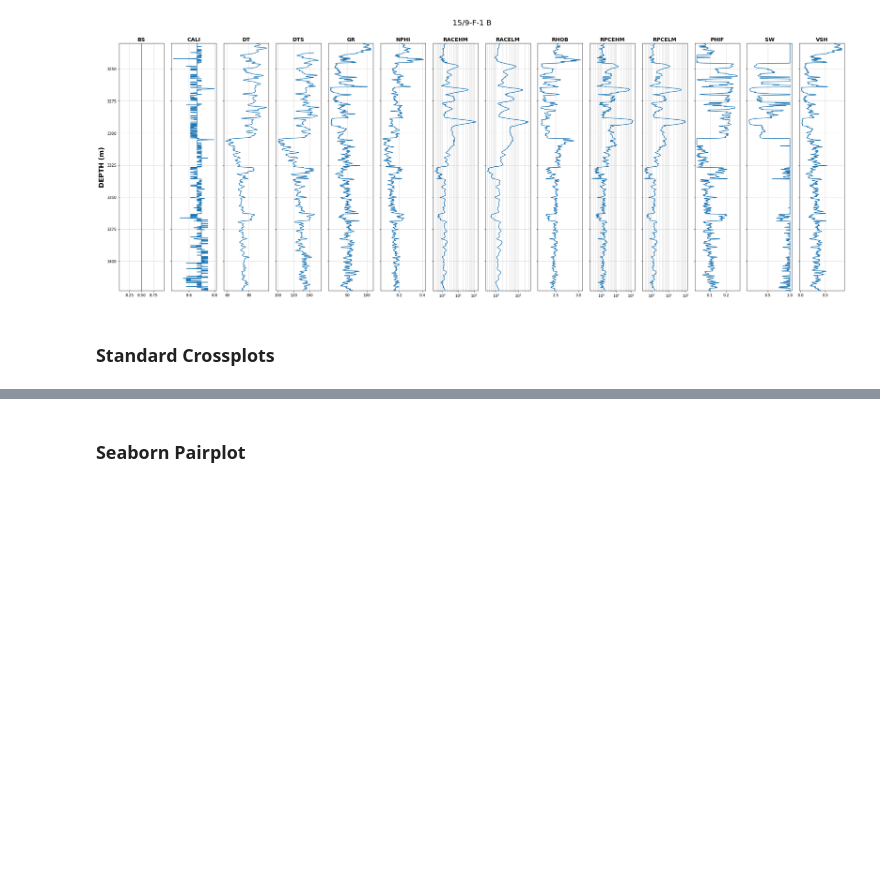
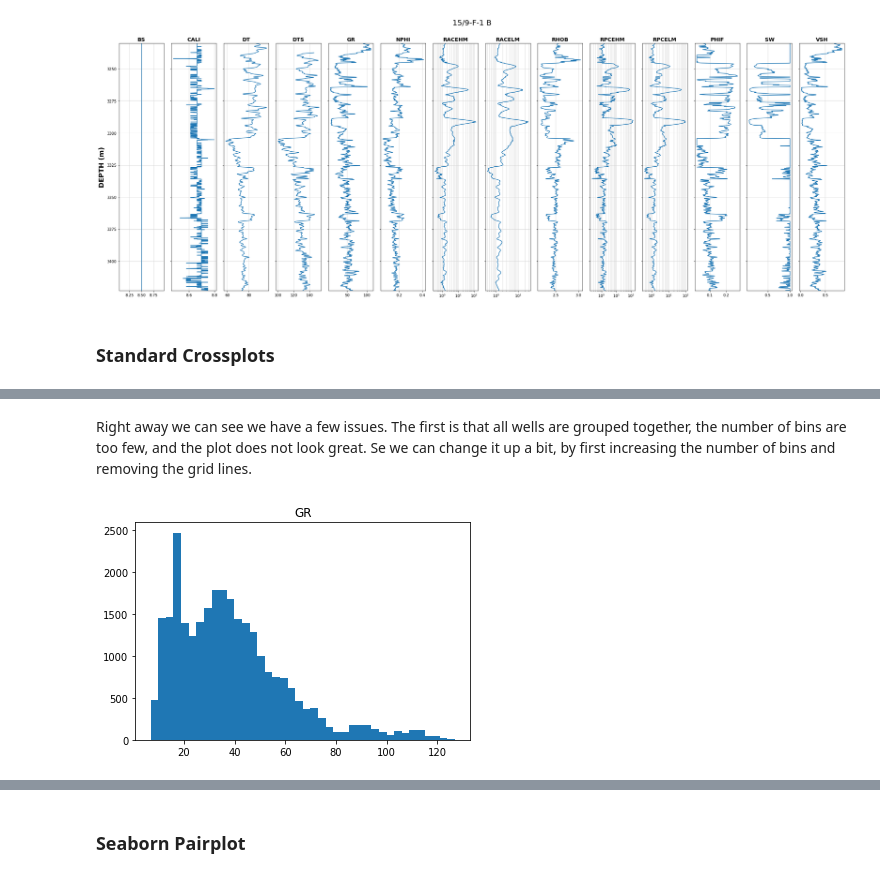
Before and after one commit to SPWLA-ORG/spwla2021_ml_workshop, a Jupyter notebook: 1.1 - Data Exploration.ipynb, the cells around one changed output, grey strips where cells are left out. Cells and saved outputs as stored; diff of their text form; code cells hidden in the pictures; blank space fills up the shorter version.

```diff
--- a/1.1 - Data Exploration.ipynb
+++ b/1.1 - Data Exploration.ipynb
@@ -257,0 +305,7 @@ make_xplot(grouped, 'DT', 'DTS', 'GR', 1, 5, [40, 140], [40, 240], 0, 100)
+# %% [markdown]
+Right away we can see we have a few issues. The first is that all wells are grouped together, the number of bins are too few, and the plot does not look great. Se we can change it up a bit, by first increasing the number of bins and removing the grid lines.
+# %%
+df.hist('GR', bins=40)
+plt.grid(False)
+# %% [output]
+[figure, added]
```
Also changed, not shown: parts of 30 cells of this notebook, 1 other file.
